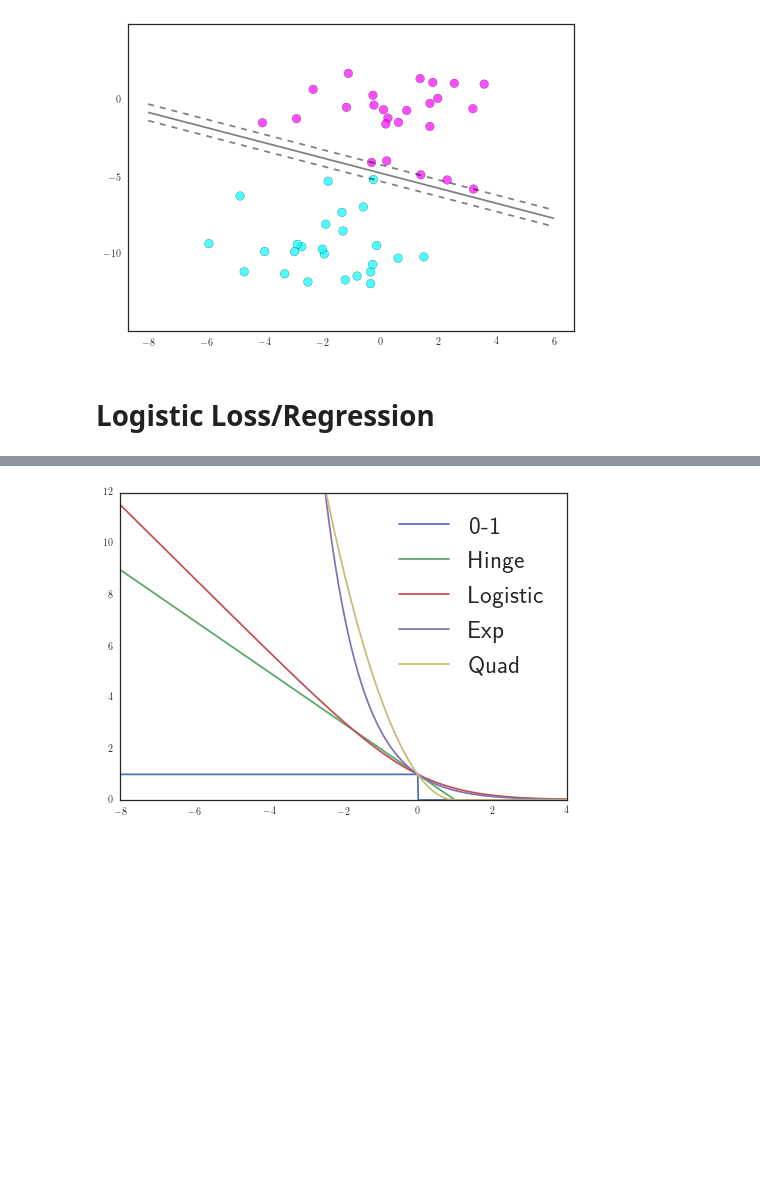
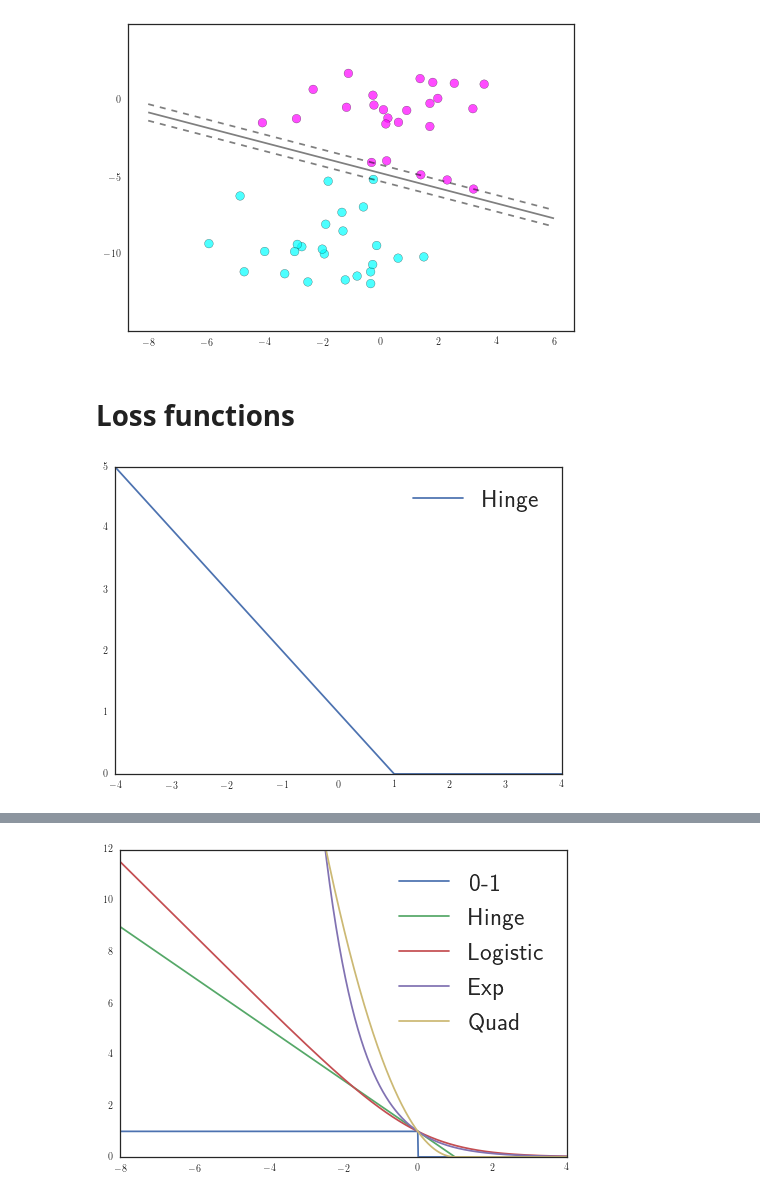
Before and after one commit to icme/cme252-optimization, a Jupyter notebook: lectures/svm/svm.ipynb, the cells around one changed output, grey strips where cells are left out. Drawn from its saved outputs; the diff is of its cells as text; code cells hidden in the pictures; blank space fills up the shorter version.

```diff
--- a/lectures/svm/svm.ipynb
+++ b/lectures/svm/svm.ipynb
@@ -376,4 +396,14 @@ myplot(X, y, a, b, margin=True, line_alpha=.5, filename='fig/svc2.pdf')
 # %% [output]
 [figure]
 # %% [markdown]
-# Logistic Loss/Regression
+# Loss functions
+# %%
+x = np.linspace(-4,4, 1000)
+y_h = np.maximum(0,1-x)
+
+plt.plot(x,y_h, label='Hinge')
+
+plt.legend(fontsize=25)
+plt.savefig('fig/hinge_loss.pdf', bbox_inches='tight')
+# %% [output]
+[figure, added]
```
Also changed, not shown: parts of 14 cells of this notebook, 20 other files.
